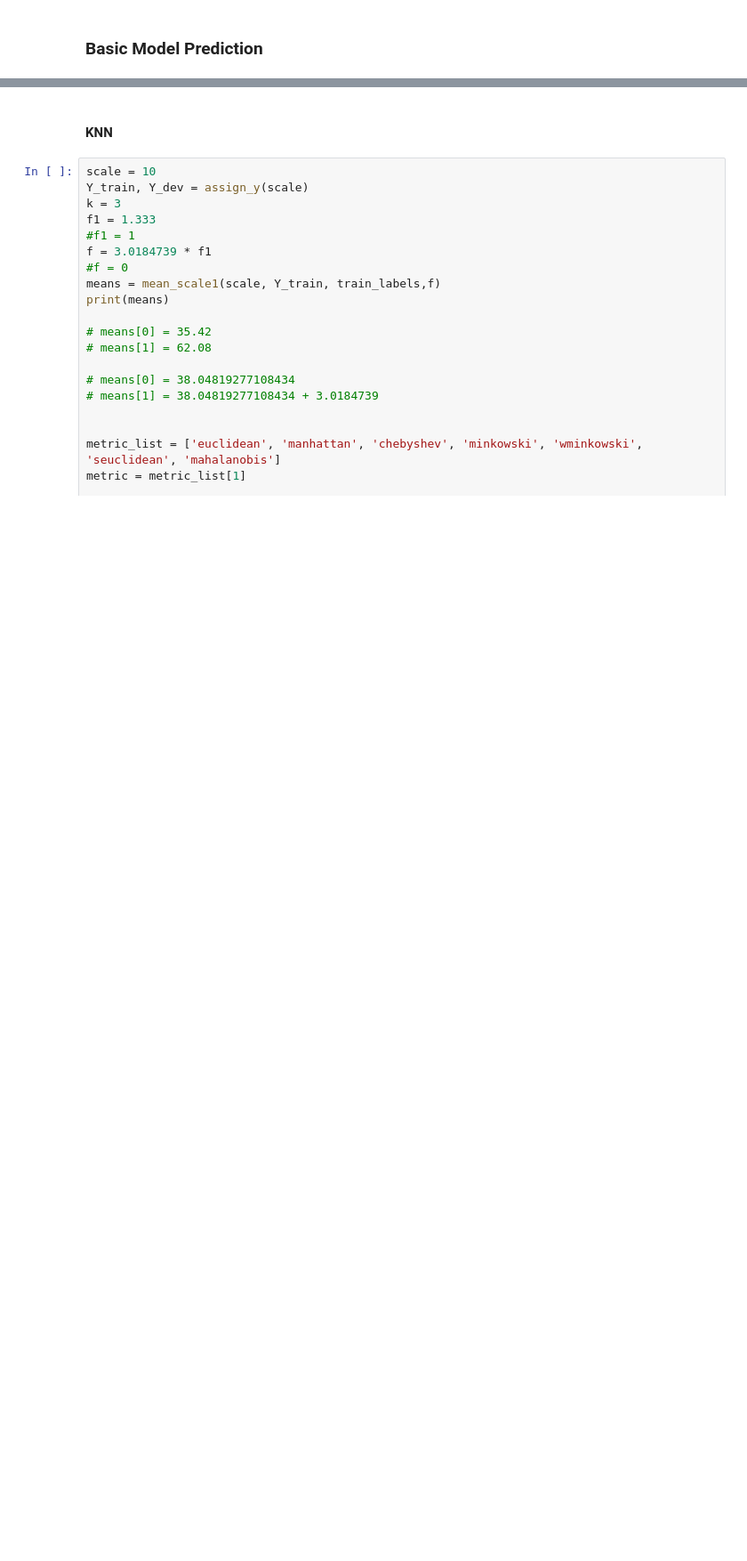
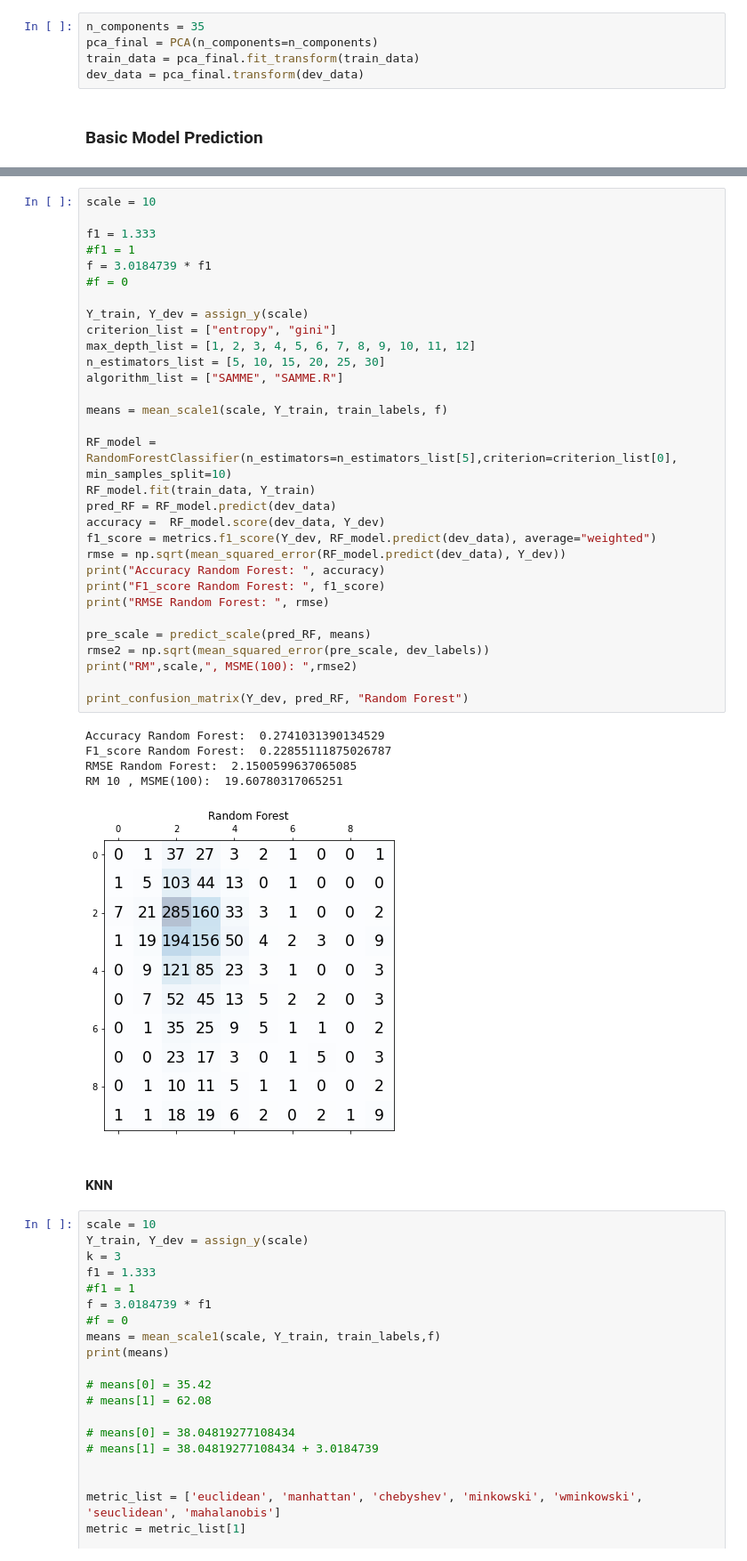
Before and after one commit to cmorenoUCB2021/w207_final_project_cem, a Jupyter notebook: CEM_notebooks/model_creation_5_only_basic_features.ipynb, the cells around one changed output, grey strips where cells are left out. Shown at 89% size. Drawn from its saved outputs; the diff is of its cells as text; blank space fills up the shorter version.

```diff
--- a/CEM_notebooks/model_creation_5_only_basic_features.ipynb
+++ b/CEM_notebooks/model_creation_5_only_basic_features.ipynb
@@ -508,2 +567,7 @@ print(rmse)
+# %%
+n_components = 35
+pca_final = PCA(n_components=n_components)
+train_data = pca_final.fit_transform(train_data)
+dev_data = pca_final.transform(dev_data)
 # %% [markdown]
 ### Basic Model Prediction
@@ -510,3 +576,40 @@ print(rmse)
+# %%
+scale = 10
+
+f1 = 1.333
+#f1 = 1
+f = 3.0184739 * f1
+#f = 0
+
+Y_train, Y_dev = assign_y(scale)
+criterion_list = ["entropy", "gini"]
+max_depth_list = [1, 2, 3, 4, 5, 6, 7, 8, 9, 10, 11, 12]
+n_estimators_list = [5, 10, 15, 20, 25, 30]
+algorithm_list = ["SAMME", "SAMME.R"]
+
+means = mean_scale1(scale, Y_train, train_labels, f)
+
+RF_model = RandomForestClassifier(n_estimators=n_estimators_list[5],criterion=criterion_list[0], min_samples_split=10)
+RF_model.fit(train_data, Y_train)
+pred_RF = RF_model.predict(dev_data)
+accuracy =  RF_model.score(dev_data, Y_dev)
+f1_score = metrics.f1_score(Y_dev, RF_model.predict(dev_data), average="weighted")
+rmse = np.sqrt(mean_squared_error(RF_model.predict(dev_data), Y_dev))
+print("Accuracy Random Forest: ", accuracy)
+print("F1_score Random Forest: ", f1_score)
+print("RMSE Random Forest: ", rmse)
+
+pre_scale = predict_scale(pred_RF, means)
+rmse2 = np.sqrt(mean_squared_error(pre_scale, dev_labels))
+print("RM",scale,", MSME(100): ",rmse2)
+
+print_confusion_matrix(Y_dev, pred_RF, "Random Forest")
+# %% [output]
+Accuracy Random Forest:  0.2741031390134529
+F1_score Random Forest:  0.22855111875026787
+RMSE Random Forest:  2.1500599637065085
+RM 10 , MSME(100):  19.60780317065251
+[figure, added]
 # %% [markdown]
 #### KNN
 # %%
```
Also changed, not shown: parts of 30 cells of this notebook.
